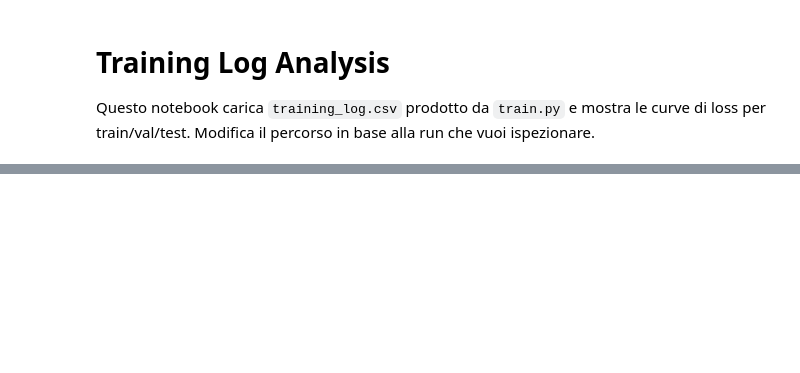
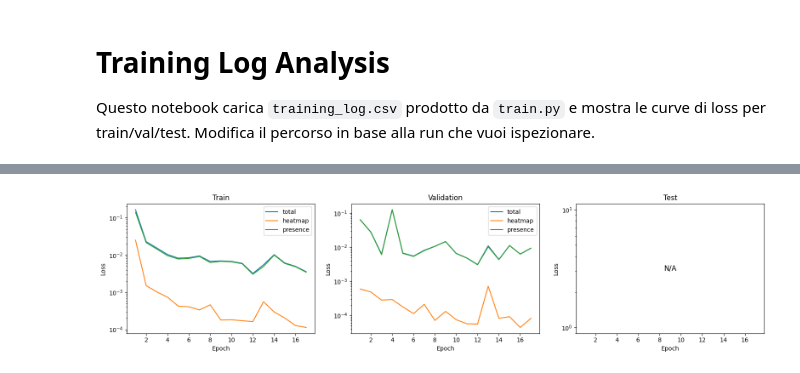
Before and after one commit to dandarm/Demetra, a Jupyter notebook: notebooks/training_log_analysis.ipynb, the cells around one changed output, grey strips where cells are left out. Cells and saved outputs as stored; diff of their text form; code cells hidden in the pictures; blank space fills up the shorter version.

```diff
--- a/notebooks/training_log_analysis.ipynb
+++ b/notebooks/training_log_analysis.ipynb
@@ -5,7 +5,7 @@ Questo notebook carica `training_log.csv` prodotto da `train.py` e mostra le cur
 from pathlib import Path
 import pandas as pd
 
-LOG_PATH = Path('outputs/runs/exp1/training_log.csv')
+LOG_PATH = Path('../outputs/runs/exp1/training_log.csv')
 log_df = pd.read_csv(LOG_PATH)
 display(log_df.head())
 # %% [output]
@@ -13,27 +18,32 @@ FileNotFoundError: [Errno 2] No such file or directory: 'outputs/runs/exp1/train
 # %%
 import matplotlib.pyplot as plt
 
 splits = {
     'Train': ('train_loss', 'train_heatmap_loss', 'train_presence_loss'),
     'Validation': ('val_loss', 'val_heatmap_loss', 'val_presence_loss'),
     'Test': ('test_loss', 'test_heatmap_loss', 'test_presence_loss')
 }
 
 fig, axes = plt.subplots(1, 3, figsize=(16, 4), sharex=True)
 for ax, (title, cols) in zip(axes, splits.items()):
     epochs = log_df['epoch']
     plotted = False
     for metric, label in zip(cols, ('total', 'heatmap', 'presence')):
         series = log_df[metric]
         if series.notna().any():
             ax.plot(epochs, series, label=label)
             plotted = True
     ax.set_title(title)
     ax.set_xlabel('Epoch')
     ax.set_ylabel('Loss')
     if plotted:
         ax.legend()
     else:
         ax.text(0.5, 0.5, 'N/A', transform=ax.transAxes, ha='center', va='center', fontsize=12)
+
+    ax.set_yscale('log')
+
 plt.tight_layout()
 plt.show()
+# %% [output]
+[figure, added]
```
Also changed, not shown: parts of 1 cell of this notebook, 3 other files.
